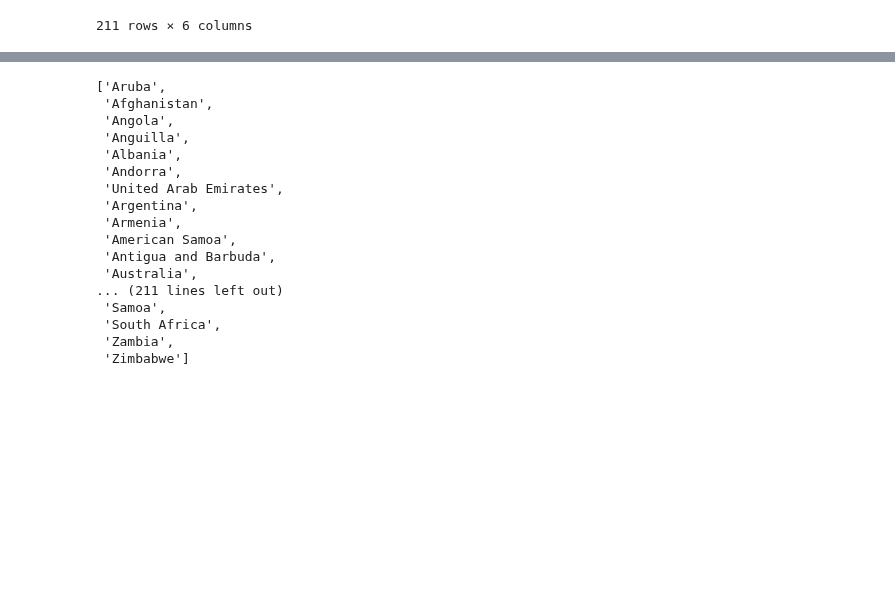
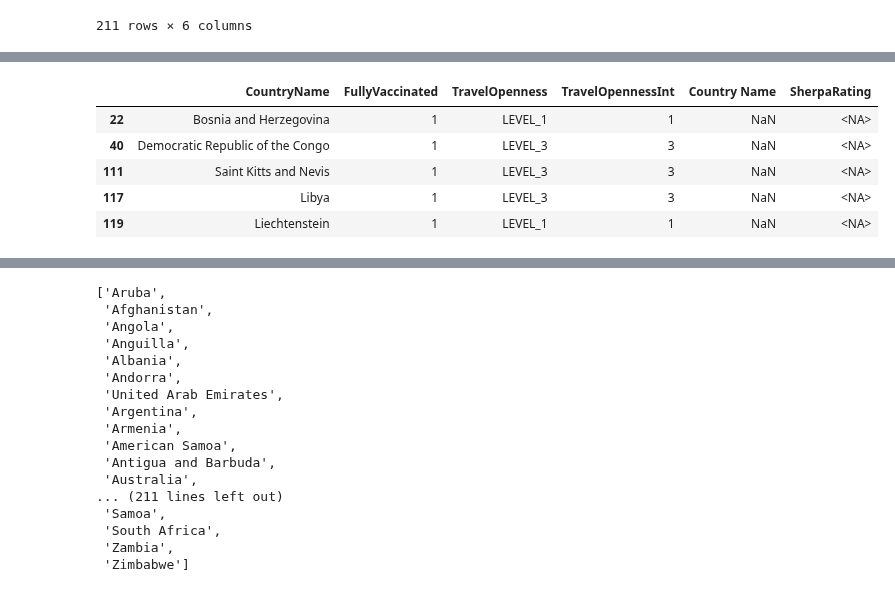
Before and after one commit to bossiilaria/Python, a Jupyter notebook: IntlExp/IntlExp.ipynb, the cells around one changed output, grey strips where cells are left out. Saved outputs shown, nothing was run; the diff lists cells and outputs as text; code cells hidden in the pictures; blank space fills up the shorter version.

```diff
--- a/IntlExp/IntlExp.ipynb
+++ b/IntlExp/IntlExp.ipynb
@@ -757,0 +766,9 @@ DF3 = mergedDF.query('(CountryName != `Country Name` and TravelOpennessInt == 1)
+# %%
+DF2.head()
+# %% [output]
+|  | CountryName | FullyVaccinated | TravelOpenness | TravelOpennessInt | Country Name | SherpaRating |
+| 22 | Bosnia and Herzegovina | 1 | LEVEL_1 | 1 | NaN | <NA> |
+| 40 | Democratic Republic of the Congo | 1 | LEVEL_3 | 3 | NaN | <NA> |
+| 111 | Saint Kitts and Nevis | 1 | LEVEL_3 | 3 | NaN | <NA> |
+| 117 | Libya | 1 | LEVEL_3 | 3 | NaN | <NA> |
+| 119 | Liechtenstein | 1 | LEVEL_1 | 1 | NaN | <NA> |
```
Also changed, not shown: parts of 19 cells of this notebook, 3 other files.
